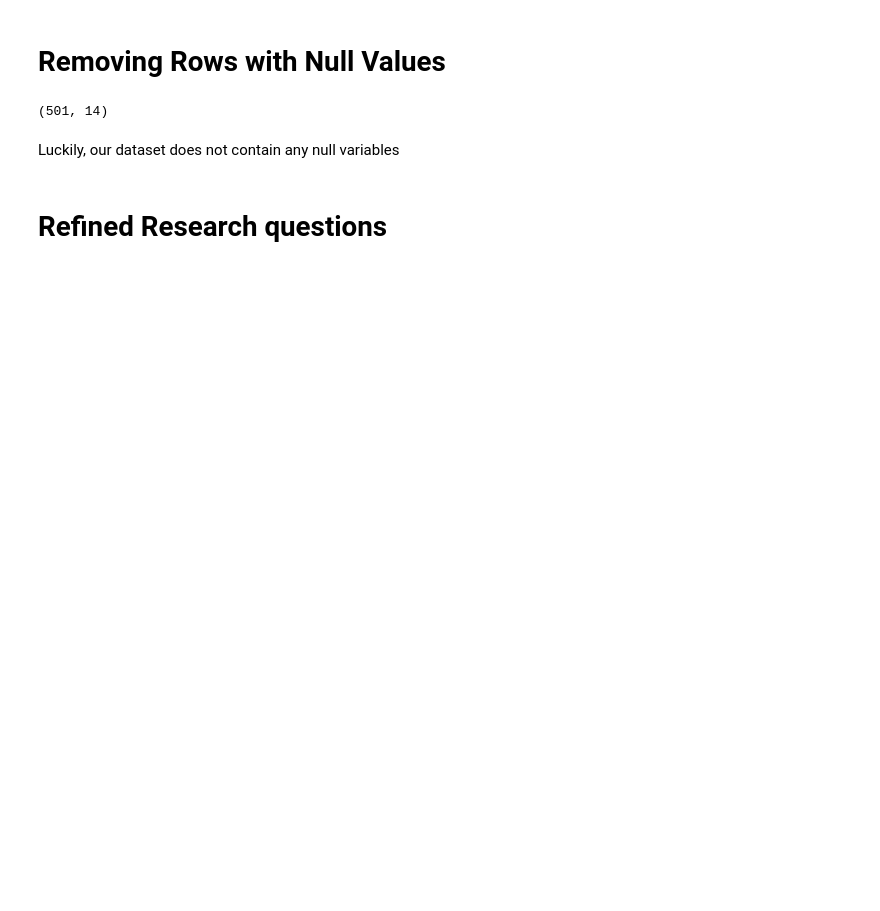
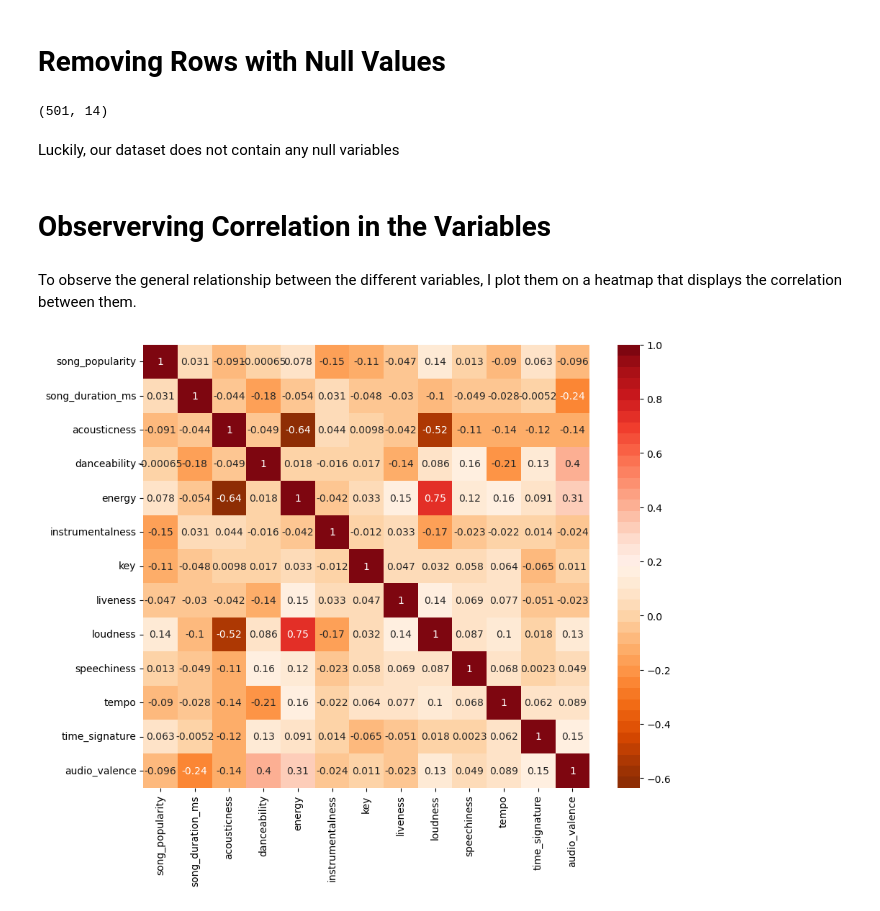
Before and after one commit to ubco-W2022T2-data301/project-group-group48, a Jupyter notebook: analysis/analysis3.ipynb, the cells around one changed output. Cells and saved outputs as stored; diff of their text form; code cells hidden in the pictures; blank space fills up the shorter version.

```diff
--- a/analysis/analysis3.ipynb
+++ b/analysis/analysis3.ipynb
@@ -161,5 +184,23 @@ songdata_cleaned_1.shape
 (501, 14)
 # %% [markdown]
 Luckily, our dataset does not contain any null variables
-# %% [markdown]
-# Refined Research questions
+# %% [markdown]
+# Observerving Correlation in the Variables
+# %% [markdown]
+To observe the general relationship between the different variables, I plot them on a heatmap that displays the correlation between them.
+# %%
+custom_palette = sns.color_palette("Oranges_r", 20) + sns.color_palette("Reds", 20)
+
+# To compute the correlation matrix, we use
+corr = songdata_cleaned.corr(numeric_only=True)
+
+plt.figure(figsize=(10,8))
+sns.heatmap(corr,
+            xticklabels=corr.columns,
+            yticklabels=corr.columns,
+            annot=True,
+            cmap=custom_palette)
+plt.yticks(rotation=0)
+plt.show()
+# %% [output]
+[figure, added]
```
Also changed, not shown: parts of 27 cells of this notebook, 2 other files.
